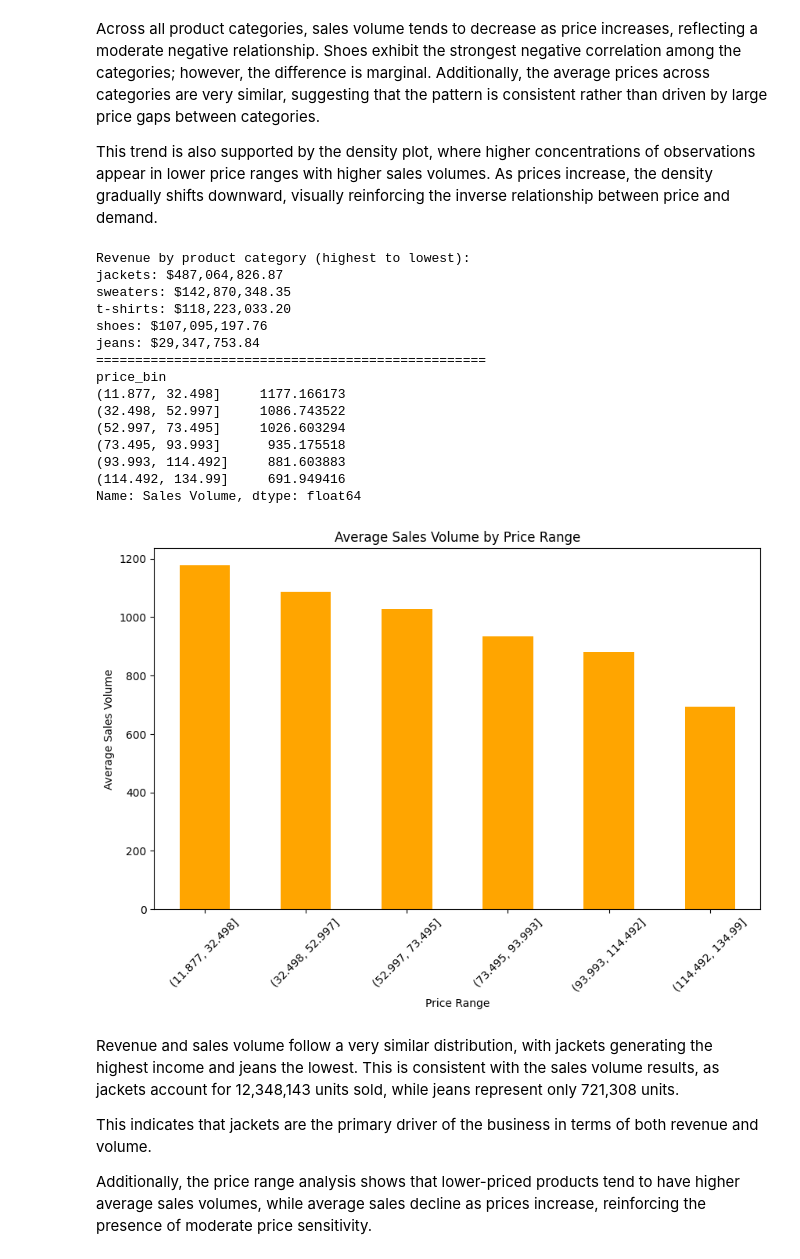
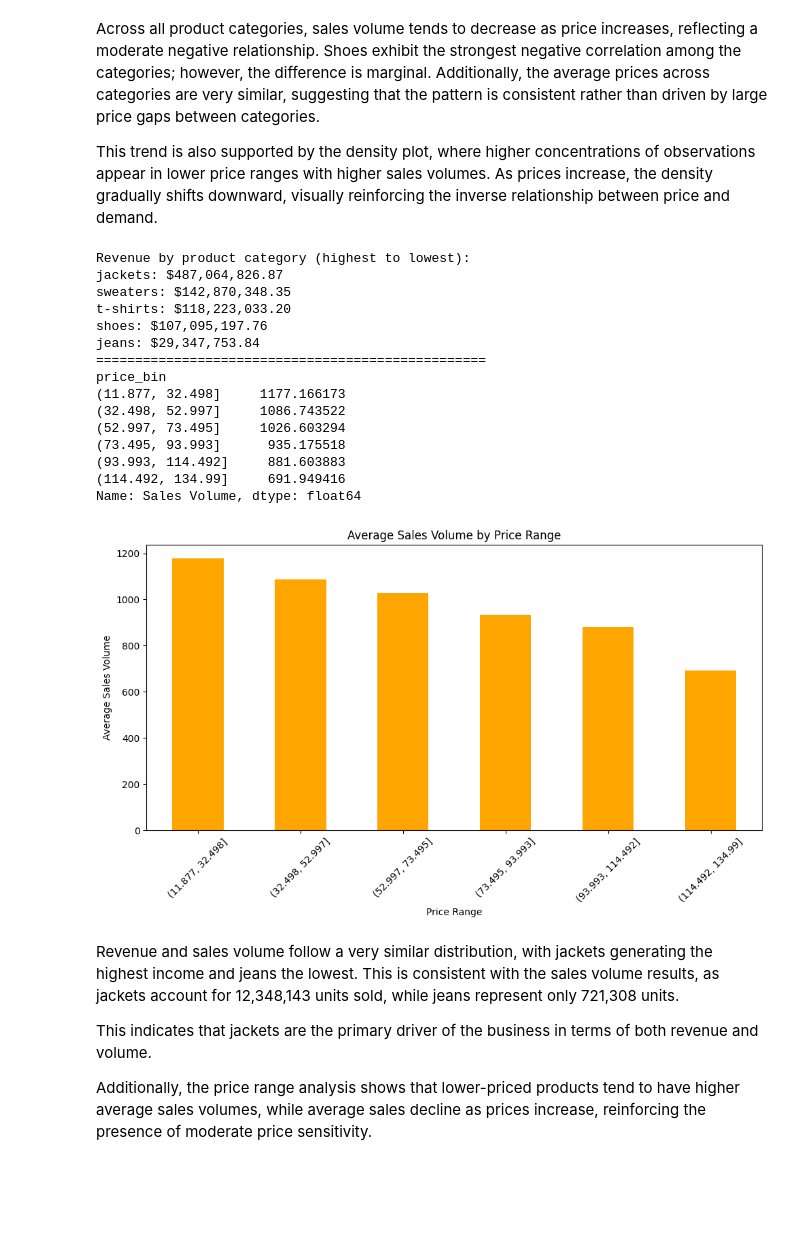
Before and after one commit to SantiLopBla/Zara-Sales-EDA, a Jupyter notebook: analysis.ipynb, the cells around one changed output. Drawn from its saved outputs; the diff is of its cells as text; code cells hidden in the pictures; blank space fills up the shorter version.

Commit message:
Update in revenue cell and analysis

```diff
--- a/analysis.ipynb
+++ b/analysis.ipynb
@@ -204,47 +204,51 @@ Across all product categories, sales volume tends to decrease as price increases
 
 This trend is also supported by the density plot, where higher concentrations of observations appear in lower price ranges with higher sales volumes. As prices increase, the density gradually shifts downward, visually reinforcing the inverse relationship between price and demand.
 # %%
-#Create revenue column
+# Create revenue column
 zara_df['Revenue'] = zara_df['Sales Volume'] * zara_df['price']
 
-#Find the revenue for each product category
-revenue_by_category = zara_df.groupby('terms')['Revenue'].sum().sort_values(ascending=False)
+# Find the revenue for each product category
+revenue_by_category = ( zara_df.groupby('terms')['Revenue'].sum().sort_values(ascending=False))
+
 print("Revenue by product category (highest to lowest):")
 for category, revenue in revenue_by_category.items():
     print(f"{category}: ${revenue:,.2f}")
 
-print("="*50)
+print("=" * 50)
 
-#Range of prices were sales volume is higher
+# Create price bins
 zara_df['price_bin'] = pd.cut(zara_df['price'], bins=6)
-volume_by_bin = zara_df.groupby('price_bin')['Sales Volume'].mean()
+
+# Calculate average sales volume by price range
+volume_by_bin = (zara_df.groupby('price_bin', observed=False)['Sales Volume'].mean().sort_values(ascending=False))
 print(volume_by_bin)
 
-#Graph to visualiza were range of prices were sales volume is higher
-plt.figure(figsize=(10,6))
-volume_by_bin.plot(kind='bar',color='orange')
+# Plot average sales volume by price range
+plt.figure(figsize=(10, 6))
+volume_by_bin.plot(kind='bar', color='orange')
 plt.title('Average Sales Volume by Price Range')
 plt.xlabel('Price Range')
 plt.ylabel('Average Sales Volume')
 plt.xticks(rotation=45)
+plt.tight_layout()
 plt.show()
 # %% [output]
 Revenue by product category (highest to lowest):
 jackets: $487,064,826.87
 sweaters: $142,870,348.35
 t-shirts: $118,223,033.20
 shoes: $107,095,197.76
 jeans: $29,347,753.84
 ==================================================
 price_bin
 (11.877, 32.498]     1177.166173
 (32.498, 52.997]     1086.743522
 (52.997, 73.495]     1026.603294
 (73.495, 93.993]      935.175518
 (93.993, 114.492]     881.603883
 (114.492, 134.99]     691.949416
 Name: Sales Volume, dtype: float64
-[figure, old version]
+[figure, new version]
 # %% [markdown]
 Revenue and sales volume follow a very similar distribution, with jackets generating the highest income and jeans the lowest. This is consistent with the sales volume results, as jackets account for 12,348,143 units sold, while jeans represent only 721,308 units.
 
```
Also changed, not shown: parts of 1 cell of this notebook.
